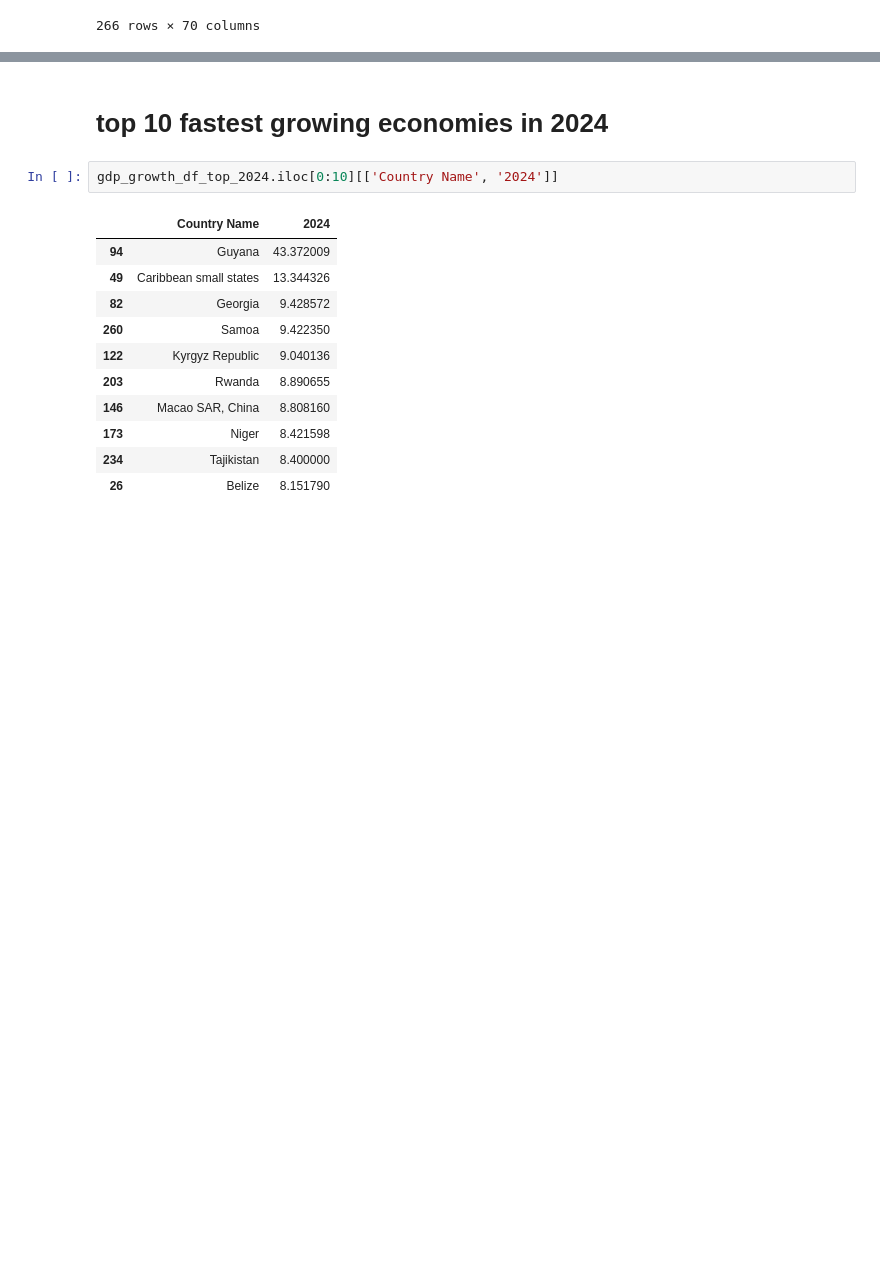
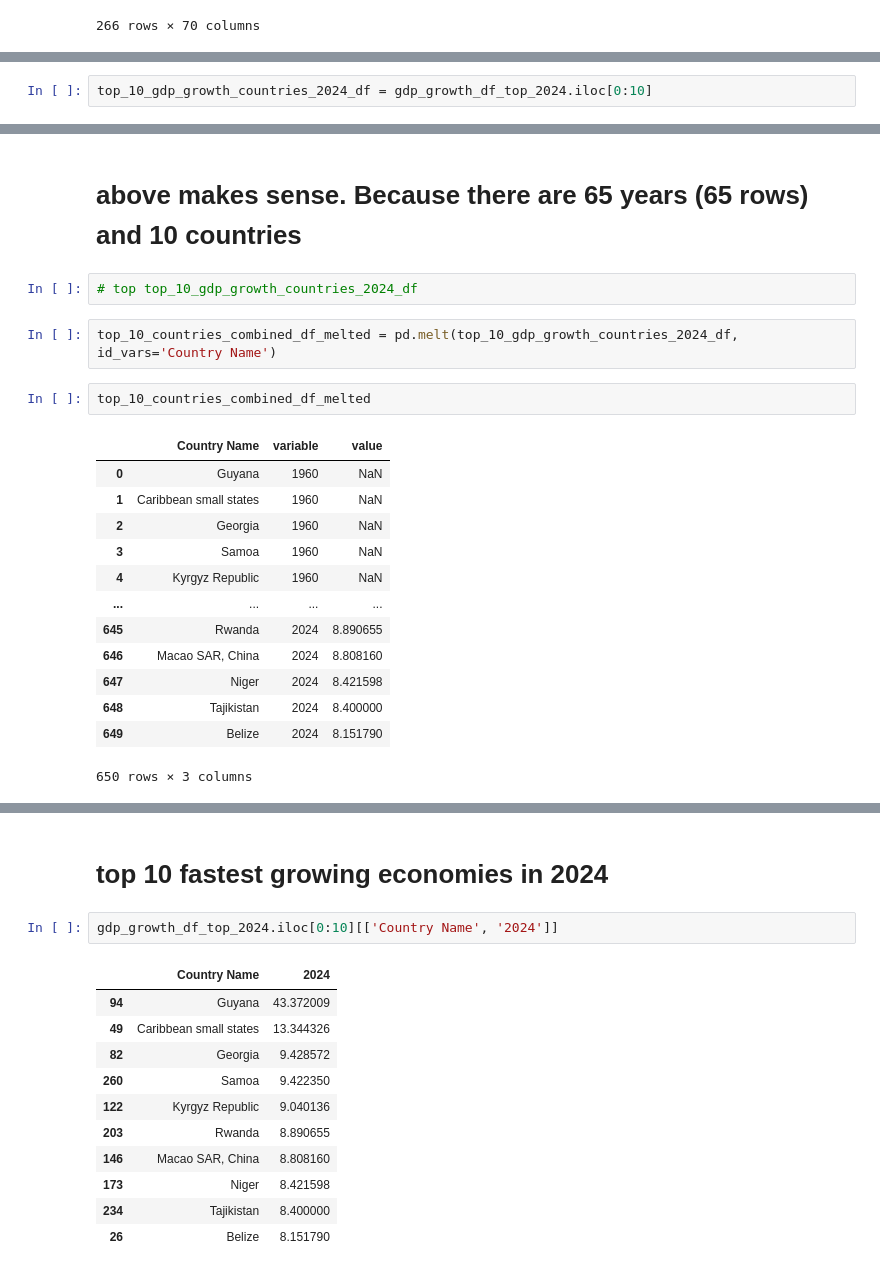
Before and after one commit to sinocelt/useful-pandas-code, a Jupyter notebook: visualization/visualization.ipynb, the cells around one changed output, grey strips where cells are left out. Cells and saved outputs as stored; diff of their text form; blank space fills up the shorter version.

```diff
--- a/visualization/visualization.ipynb
+++ b/visualization/visualization.ipynb
@@ -47,0 +85,2 @@ gdp_growth_df_top_2024
+# %%
+top_10_gdp_growth_countries_2024_df = gdp_growth_df_top_2024.iloc[0:10]
@@ -47,0 +107,22 @@ gdp_growth_df_top_2024
+# %% [markdown]
+# above makes sense. Because there are 65 years (65 rows) and 10 countries
+# %%
+# top top_10_gdp_growth_countries_2024_df
+# %%
+top_10_countries_combined_df_melted = pd.melt(top_10_gdp_growth_countries_2024_df, id_vars='Country Name')
+# %%
+top_10_countries_combined_df_melted
+# %% [output]
+|  | Country Name | variable | value |
+| 0 | Guyana | 1960 | NaN |
+| 1 | Caribbean small states | 1960 | NaN |
+| 2 | Georgia | 1960 | NaN |
+| 3 | Samoa | 1960 | NaN |
+| 4 | Kyrgyz Republic | 1960 | NaN |
+| ... | ... | ... | ... |
+| 645 | Rwanda | 2024 | 8.890655 |
+| 646 | Macao SAR, China | 2024 | 8.808160 |
+| 647 | Niger | 2024 | 8.421598 |
+| 648 | Tajikistan | 2024 | 8.400000 |
+| 649 | Belize | 2024 | 8.151790 |
+650 rows × 3 columns
```
Also changed, not shown: parts of 14 cells of this notebook.
